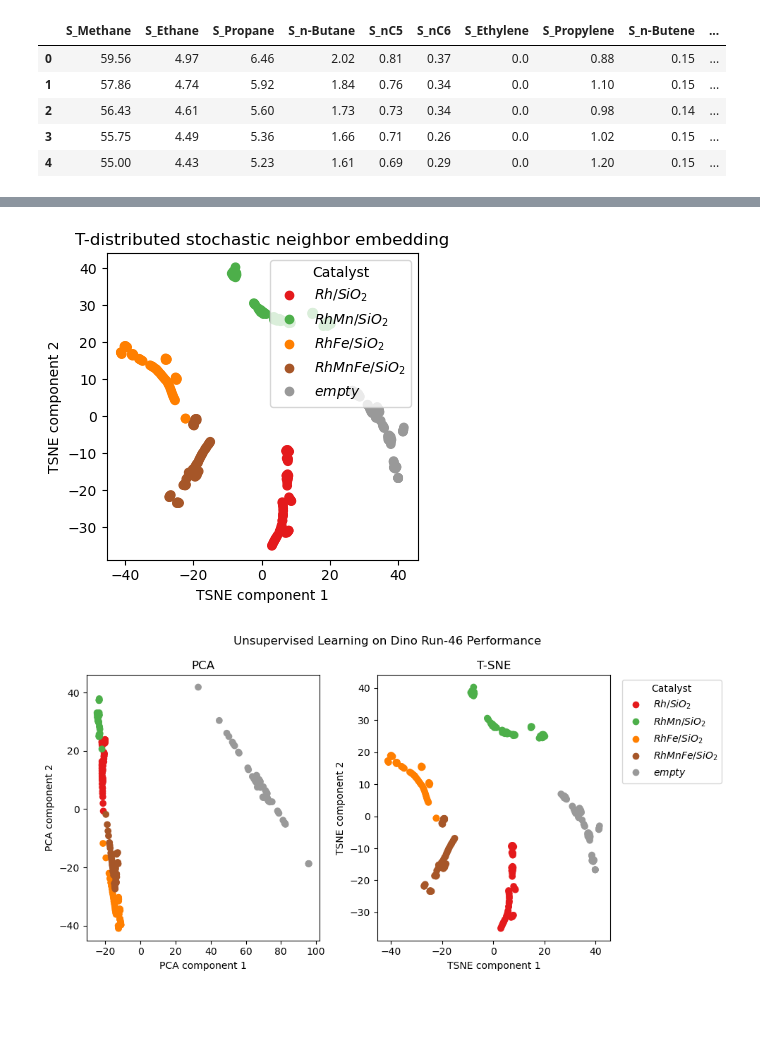
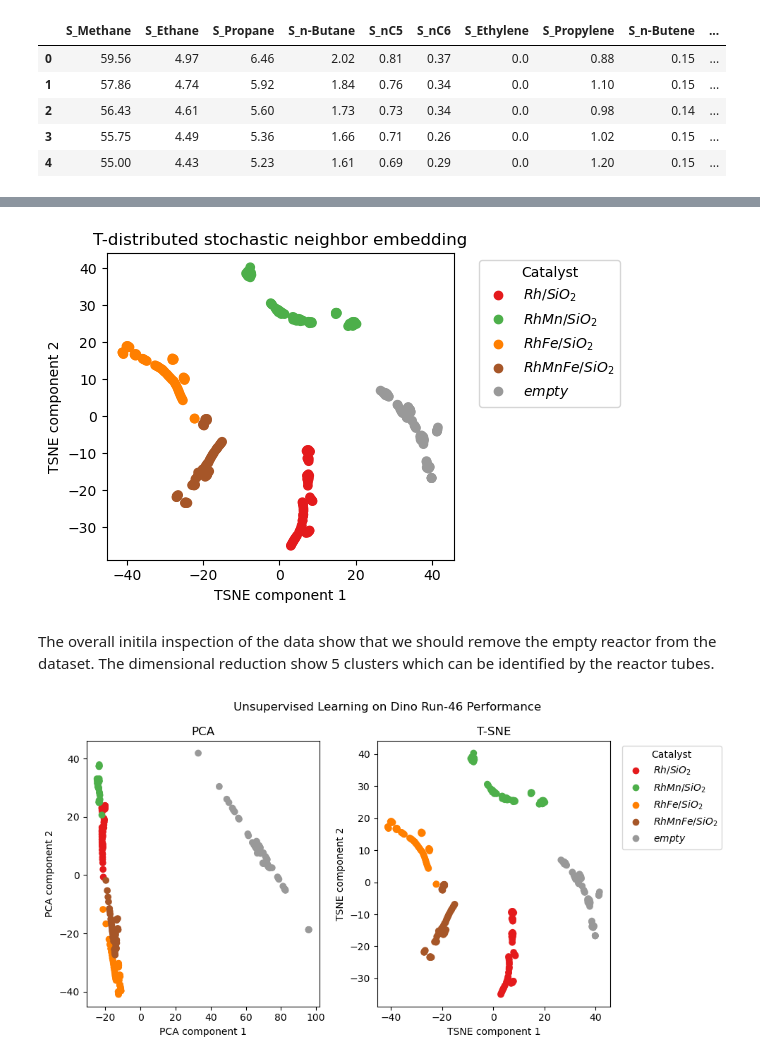
Before and after one commit to nfdi4cat/NFDI4Cat_AITools_DinoRun, a Jupyter notebook: BasCat_DataInspection.ipynb, the cells around one changed output, grey strips where cells are left out. Cells and saved outputs as stored; diff of their text form; code cells hidden in the pictures; blank space fills up the shorter version.

```diff
--- a/BasCat_DataInspection.ipynb
+++ b/BasCat_DataInspection.ipynb
@@ -63,17 +75,19 @@ plt.tight_layout()
 # %%
 title = 'Catalyst'
 labels = [r'$Rh/SiO_2$',r'$RhMn/SiO_2$',r'$RhFe/SiO_2$',r'$RhMnFe/SiO_2$',r'$empty$']
 
-fig, ax = plt.subplots(figsize=(4,4))
+fig, ax = plt.subplots(figsize=(7,4))
 plt.title('T-distributed stochastic neighbor embedding')
 plt.xlabel('TSNE component 1')
 plt.ylabel('TSNE component 2')
 scatterplot = ax.scatter(tsne[:,0], tsne[:,1], c=clusters, cmap=cm.Set1)
-ax.legend(handles=scatterplot.legend_elements()[0],labels=labels, title=title)
+ax.legend(handles=scatterplot.legend_elements()[0],labels=labels, title=title, bbox_to_anchor=(1.5, 1.0))
 plt.tight_layout()
 #plt.savefig('BasCat_TSNE.png');
 # %% [output]
-[figure, old version]
+[figure, new version]
+# %% [markdown]
+The overall initila inspection of the data show that we should remove the empty reactor from the dataset. The dimensional reduction show 5 clusters which can be identified by the reactor tubes.
 # %%
 title = 'Catalyst'
 labels = [r'$Rh/SiO_2$',r'$RhMn/SiO_2$',r'$RhFe/SiO_2$',r'$RhMnFe/SiO_2$',r'$empty$']
```
Also changed, not shown: parts of 34 cells of this notebook.
